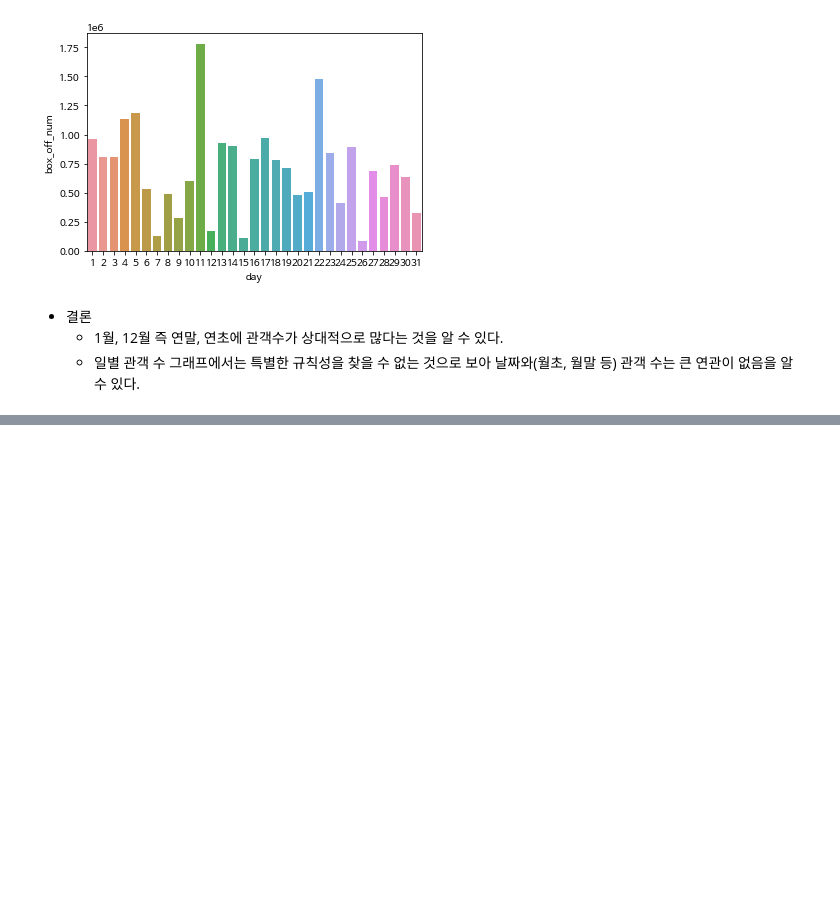
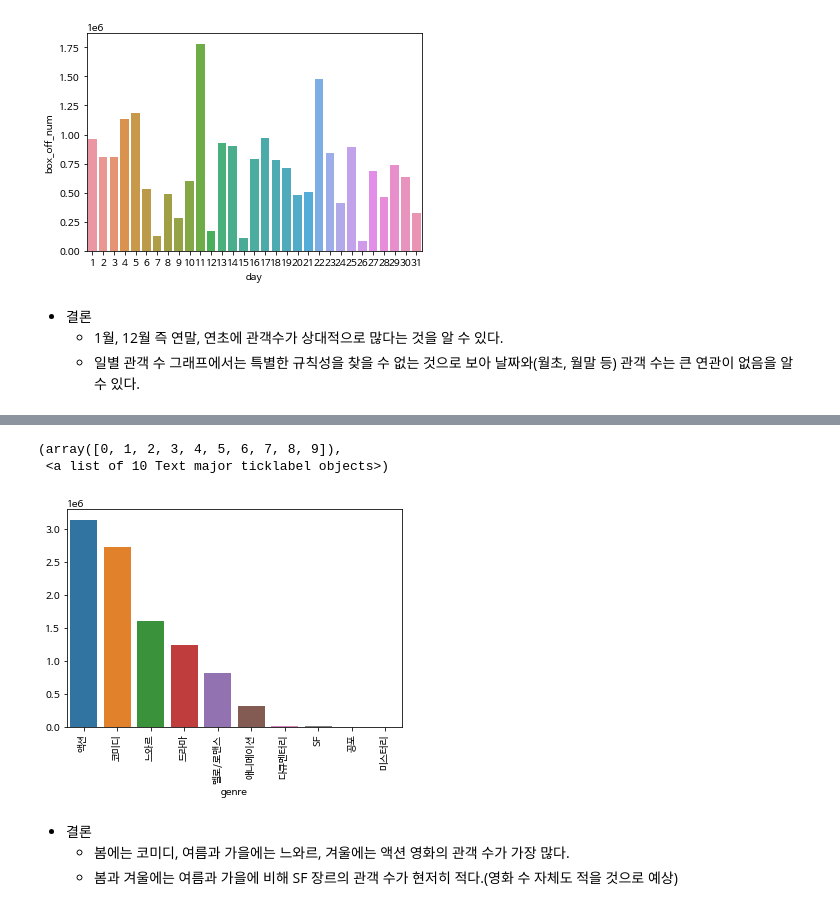
Before and after one commit to min207/ESAA, a Jupyter notebook: 미니프로젝트1.ipynb, the cells around one changed output, grey strips where cells are left out. Cells and saved outputs as stored; diff of their text form; code cells hidden in the pictures; blank space fills up the shorter version.

```diff
--- a/미니프로젝트1.ipynb
+++ b/미니프로젝트1.ipynb
@@ -334,0 +383,13 @@ axes = sns.barplot(x=month_num.index, y=month_num)
+# %%
+# 겨울: 장르 별 관객 수
+
+axes4 = sns.barplot(genre_num['winter'].index, genre_num['winter'].values)
+plt.xticks(rotation=90)
+# %% [output]
+(array([0, 1, 2, 3, 4, 5, 6, 7, 8, 9]),
+ <a list of 10 Text major ticklabel objects>)
+[figure, added]
+# %% [markdown]
+- 결론
+  + 봄에는 코미디, 여름과 가을에는 느와르, 겨울에는 액션 영화의 관객 수가 가장 많다.
+  + 봄과 겨울에는 여름과 가을에 비해 SF 장르의 관객 수가 현저히 적다.(영화 수 자체도 적을 것으로 예상)
```
Also changed, not shown: parts of 10 cells of this notebook.
